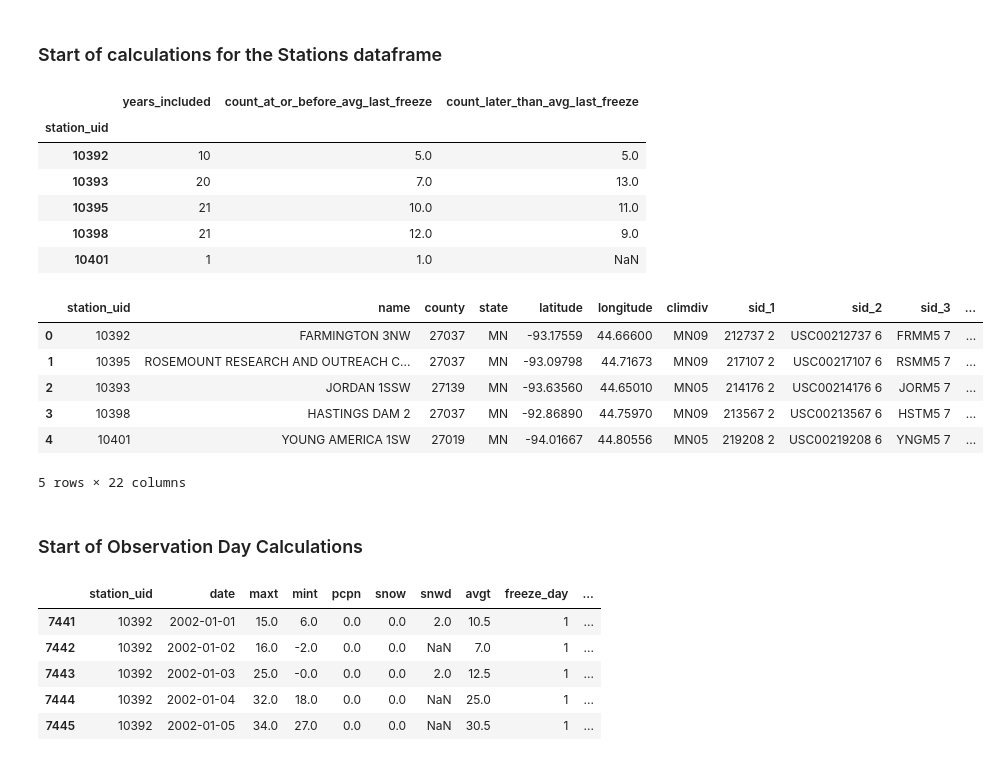
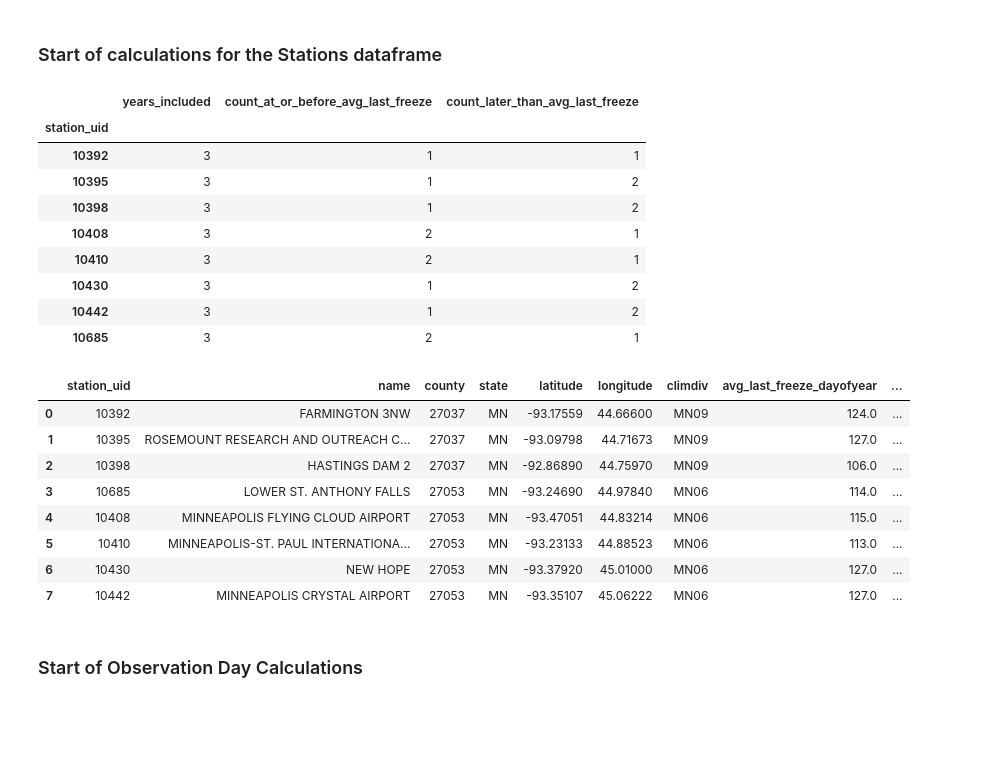
Before and after one commit to UofM-Final-Project/Home_Gardeners_Analysis, a Jupyter notebook: scripts/parse_json_file.ipynb, the cells around one changed output. Cells and saved outputs as stored; diff of their text form; code cells hidden in the pictures; blank space fills up the shorter version.

Commit message:
Updated script files and column definition file

```diff
--- a/scripts/parse_json_file.ipynb
+++ b/scripts/parse_json_file.ipynb
@@ -304,5 +343,5 @@ station_yearly_metrics_df = pd.merge(station_yearly_metrics_df, hottest_day_of_y
 # %%
 # merge all the yearly data
-station_yearly_metrics_df = pd.merge(station_yearly_metrics_df, last_freeze_df, how='left', left_on=['station_uid', 'year'], right_on = ["station_uid","obs_year"])
-station_yearly_metrics_df = pd.merge(station_yearly_metrics_df, first_freeze_df, how='left', left_on=['station_uid', 'year'], right_on = ["station_uid","obs_year"])
-station_yearly_metrics_df = pd.merge(station_yearly_metrics_df, april_to_may_days_recorderd_df, left_on=['station_uid', 'year'], right_on = ["station_uid","obs_year"])
+station_yearly_metrics_df = pd.merge(station_yearly_metrics_df, last_freeze_df, how='left', left_on=['station_uid','obs_year'], right_index=True) #,  left_on=['station_uid', 'year'], right_on = ["station_uid","obs_year"])
+station_yearly_metrics_df = pd.merge(station_yearly_metrics_df, first_freeze_df, how='left', left_on=['station_uid','obs_year'], right_index=True) # ,  left_on=['station_uid', 'year'], right_on = ["station_uid","obs_year"])
+station_yearly_metrics_df = pd.merge(station_yearly_metrics_df, april_to_may_days_recorderd_df, how='left', left_on=['station_uid','obs_year'], right_index=True) # ,  left_on=['station_uid', 'year'], right_on = ["station_uid","obs_year"])
@@ -331,56 +363,55 @@ median_last_freeze_df["median_last_freeze_mm_dd"] = pd.to_datetime(median_last_f
 # Merge the values into a single table
 station_metrics_df = pd.merge(stations_df, avg_last_freeze_df, left_on=['station_uid'], right_on = ['station_uid'])
 station_metrics_df = pd.merge(station_metrics_df, median_last_freeze_df, left_on=['station_uid'], right_on = ['station_uid'])
+# %%
+station_yearly_metrics_df.reset_index(inplace=True)
+# station_yearly_metrics_df.head()
 # %%
 # merge the station metrics and station/yearly DF to determine metrics for each station
-merged_station_and_yearly_df = pd.merge(station_metrics_df, station_yearly_metrics_df, how="left", on=["station_uid", "station_uid"])
+merged_station_and_yearly_df = pd.merge(station_yearly_metrics_df, station_metrics_df, how="left", on=["station_uid", "station_uid"])
 # %%
 # Get a count of how many years the station is in the dataset
-stations_years_count = merged_station_and_yearly_df.groupby("station_uid").count()["year"]
+stations_years_count = merged_station_and_yearly_df.groupby("station_uid").count()["obs_year"]
 
 # Calculate the number of years where the last freeze was before or on the average date
 stations_count_at_or_before_avg_last_freeze = merged_station_and_yearly_df[(merged_station_and_yearly_df["last_freeze_dayofyear"] <= merged_station_and_yearly_df['avg_last_freeze_dayofyear'])]
-stations_count_at_or_before_avg_last_freeze = stations_count_at_or_before_avg_last_freeze.groupby("station_uid").count()["year"]
+stations_count_at_or_before_avg_last_freeze = stations_count_at_or_before_avg_last_freeze.groupby("station_uid").count()["obs_year"]
 
 # Calculate the number of years where the last freeze was after the average date
 stations_count_later_than_avg_last_freeze = merged_station_and_yearly_df[(merged_station_and_yearly_df["last_freeze_dayofyear"] > merged_station_and_yearly_df['avg_last_freeze_dayofyear'])]
-stations_count_later_than_avg_last_freeze = stations_count_later_than_avg_last_freeze.groupby("station_uid").count()["year"]
+stations_count_later_than_avg_last_freeze = stations_count_later_than_avg_last_freeze.groupby("station_uid").count()["obs_year"]
 # %%
 station_calc_values_df = pd.DataFrame(
           {"years_included": stations_years_count,
           "count_at_or_before_avg_last_freeze": stations_count_at_or_before_avg_last_freeze,
           "count_later_than_avg_last_freeze": stations_count_later_than_avg_last_freeze})
-station_calc_values_df.head()
+# station_calc_values_df.head(20)
 # %% [output]
 |  | years_included | count_at_or_before_avg_last_freeze | count_later_than_avg_last_freeze |
 | station_uid |  |  |  |
-| 10392 | 10 | 5.0 | 5.0 |
-| 10393 | 20 | 7.0 | 13.0 |
-| 10395 | 21 | 10.0 | 11.0 |
-| 10398 | 21 | 12.0 | 9.0 |
-| 10401 | 1 | 1.0 | NaN |
+| 10392 | 3 | 1 | 1 |
+| 10395 | 3 | 1 | 2 |
+| 10398 | 3 | 1 | 2 |
+| 10408 | 3 | 2 | 1 |
+| 10410 | 3 | 2 | 1 |
+| 10430 | 3 | 1 | 2 |
+| 10442 | 3 | 1 | 2 |
+| 10685 | 3 | 2 | 1 |
 # %%
 station_metrics_full_df = pd.merge(station_metrics_df, station_calc_values_df, how="left", on=["station_uid", "station_uid"])
-station_metrics_full_df.head(5)
+# station_metrics_full_df.head(20)
 # %% [output]
-|  | station_uid | name | county | state | latitude | longitude | climdiv | sid_1 | sid_2 | sid_3 | ... |
-| 0 | 10392 | FARMINGTON 3NW | 27037 | MN | -93.17559 | 44.66600 | MN09 | 212737 2 | USC00212737 6 | FRMM5 7 | ... |
-| 1 | 10395 | ROSEMOUNT RESEARCH AND OUTREACH C... | 27037 | MN | -93.09798 | 44.71673 | MN09 | 217107 2 | USC00217107 6 | RSMM5 7 | ... |
-| 2 | 10393 | JORDAN 1SSW | 27139 | MN | -93.63560 | 44.65010 | MN05 | 214176 2 | USC00214176 6 | JORM5 7 | ... |
-| 3 | 10398 | HASTINGS DAM 2 | 27037 | MN | -92.86890 | 44.75970 | MN09 | 213567 2 | USC00213567 6 | HSTM5 7 | ... |
-| 4 | 10401 | YOUNG AMERICA 1SW | 27019 | MN | -94.01667 | 44.80556 | MN05 | 219208 2 | USC00219208 6 | YNGM5 7 | ... |
+|  | station_uid | name | county | state | latitude | longitude | climdiv | avg_last_freeze_dayofyear | ... |
+| 0 | 10392 | FARMINGTON 3NW | 27037 | MN | -93.17559 | 44.66600 | MN09 | 124.0 | ... |
+| 1 | 10395 | ROSEMOUNT RESEARCH AND OUTREACH C... | 27037 | MN | -93.09798 | 44.71673 | MN09 | 127.0 | ... |
+| 2 | 10398 | HASTINGS DAM 2 | 27037 | MN | -92.86890 | 44.75970 | MN09 | 106.0 | ... |
+| 3 | 10685 | LOWER ST. ANTHONY FALLS | 27053 | MN | -93.24690 | 44.97840 | MN06 | 114.0 | ... |
+| 4 | 10408 | MINNEAPOLIS FLYING CLOUD AIRPORT | 27053 | MN | -93.47051 | 44.83214 | MN06 | 115.0 | ... |
+| 5 | 10410 | MINNEAPOLIS-ST. PAUL INTERNATIONA... | 27053 | MN | -93.23133 | 44.88523 | MN06 | 113.0 | ... |
+| 6 | 10430 | NEW HOPE | 27053 | MN | -93.37920 | 45.01000 | MN06 | 127.0 | ... |
+| 7 | 10442 | MINNEAPOLIS CRYSTAL AIRPORT | 27053 | MN | -93.35107 | 45.06222 | MN06 | 127.0 | ... |
-5 rows × 22 columns
 # %% [markdown]
 ### Start of Observation Day Calculations
-# %%
-observations_df.head()
-# %% [output]
-|  | station_uid | date | maxt | mint | pcpn | snow | snwd | avgt | freeze_day | ... |
-| 7441 | 10392 | 2002-01-01 | 15.0 | 6.0 | 0.0 | 0.0 | 2.0 | 10.5 | 1 | ... |
-| 7442 | 10392 | 2002-01-02 | 16.0 | -2.0 | 0.0 | 0.0 | NaN | 7.0 | 1 | ... |
-| 7443 | 10392 | 2002-01-03 | 25.0 | -0.0 | 0.0 | 0.0 | 2.0 | 12.5 | 1 | ... |
-| 7444 | 10392 | 2002-01-04 | 32.0 | 18.0 | 0.0 | 0.0 | NaN | 25.0 | 1 | ... |
-| 7445 | 10392 | 2002-01-05 | 34.0 | 27.0 | 0.0 | 0.0 | NaN | 30.5 | 1 | ... |
 # %%
 def observation_calcs_loop(date_range):
     counter = 0
```
Also changed, not shown: parts of 35 cells of this notebook, 2 other files.
